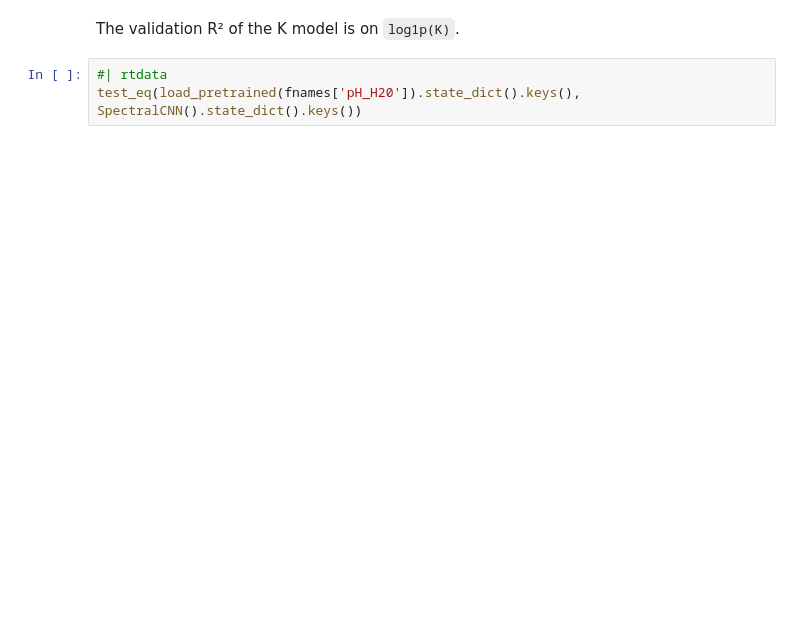
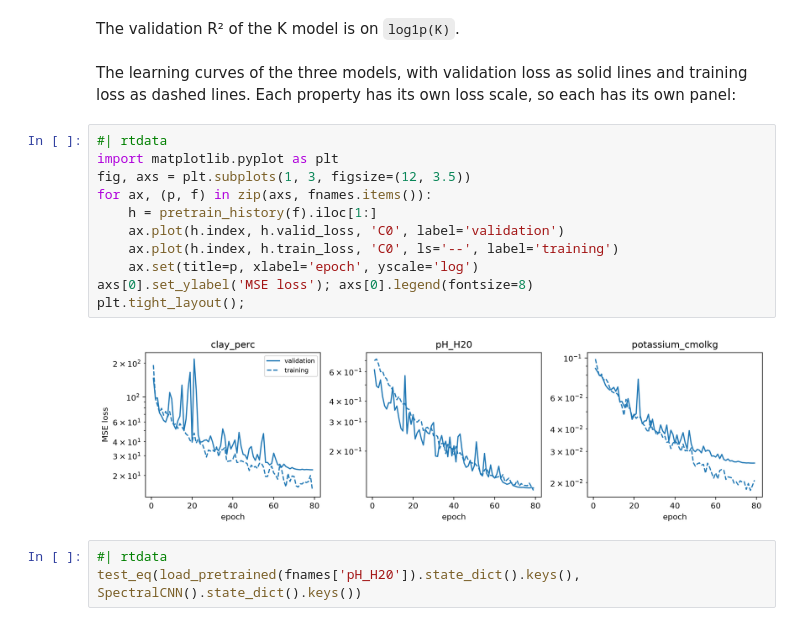
Before and after one commit to franckalbinet/ossl-rt-transfer, a Jupyter notebook: nbs/01_pretrain.ipynb, the cells around one changed output. Saved outputs shown, nothing was run; the diff lists cells and outputs as text; blank space fills up the shorter version.

```diff
--- a/nbs/01_pretrain.ipynb
+++ b/nbs/01_pretrain.ipynb
@@ -100,5 +99,20 @@ pd.DataFrame({p: pretrain_history(f).iloc[-1] for p, f in fnames.items()}).T.rou
 # %% [markdown]
 The validation R² of the K model is on `log1p(K)`.
+# %% [markdown]
+The learning curves of the three models, with validation loss as solid lines and training loss as dashed lines. Each property has its own loss scale, so each has its own panel:
+# %%
+#| rtdata
+import matplotlib.pyplot as plt
+fig, axs = plt.subplots(1, 3, figsize=(12, 3.5))
+for ax, (p, f) in zip(axs, fnames.items()):
+    h = pretrain_history(f).iloc[1:]
+    ax.plot(h.index, h.valid_loss, 'C0', label='validation')
+    ax.plot(h.index, h.train_loss, 'C0', ls='--', label='training')
+    ax.set(title=p, xlabel='epoch', yscale='log')
+axs[0].set_ylabel('MSE loss'); axs[0].legend(fontsize=8)
+plt.tight_layout();
+# %% [output]
+[figure, added]
 # %%
 #| rtdata
 test_eq(load_pretrained(fnames['pH_H20']).state_dict().keys(), SpectralCNN().state_dict().keys())
```
Also changed, not shown: parts of 12 cells of this notebook, 8 other files.
